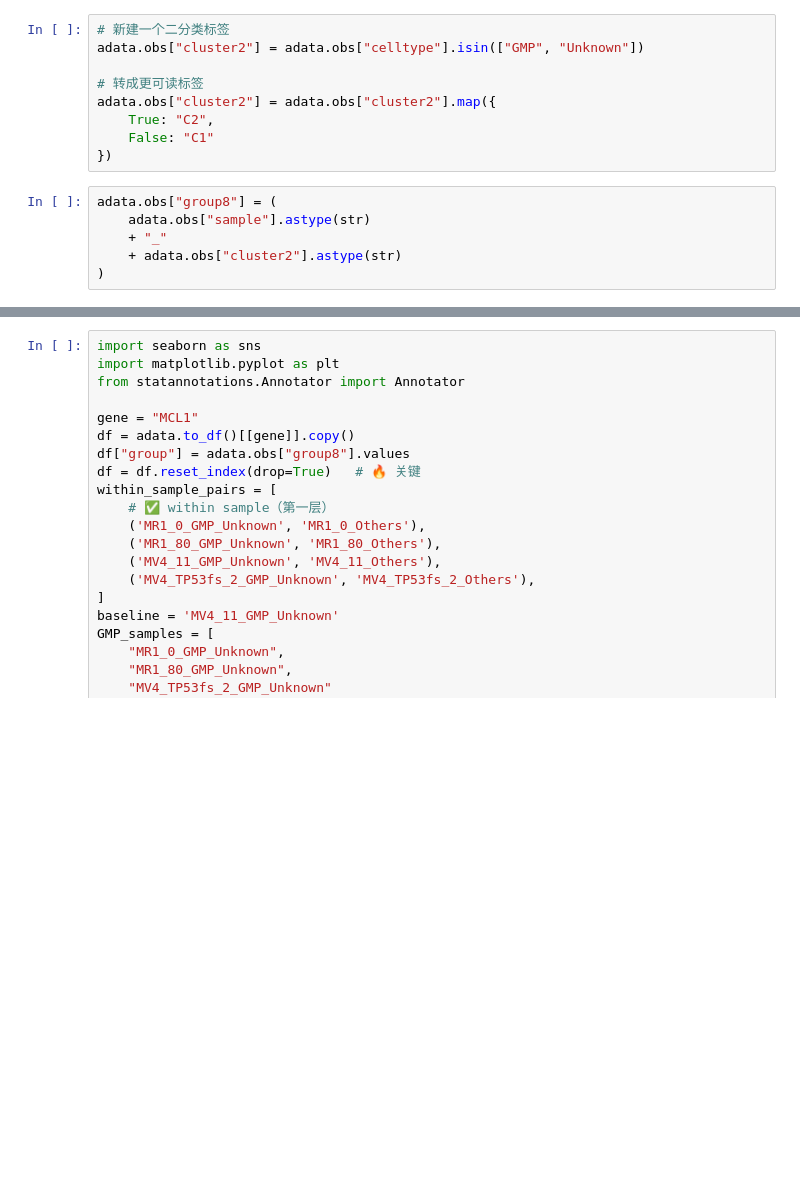
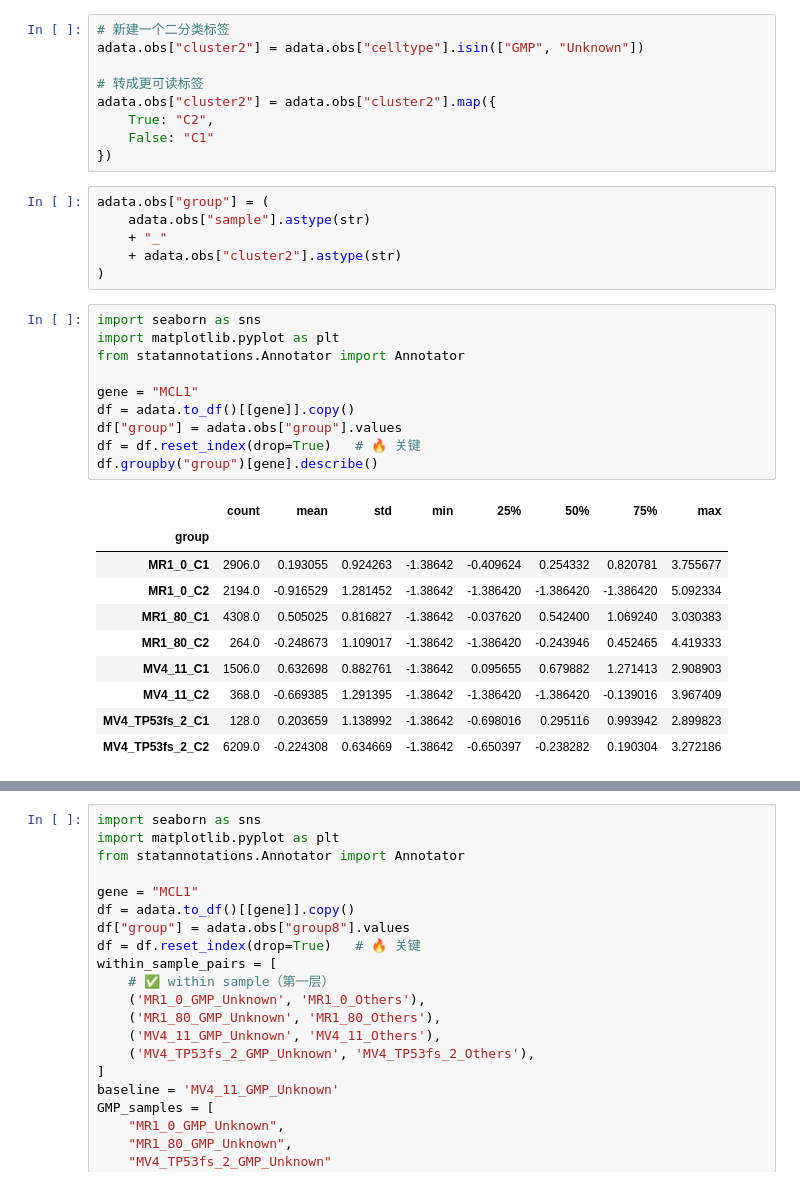
Before and after one commit to gaopeigi3/scRNA_pipeline, a Jupyter notebook: analysis/notebook/porpotion.ipynb, the cells around one changed output, grey strips where cells are left out. Cells and saved outputs as stored; diff of their text form; blank space fills up the shorter version.

```diff
--- a/analysis/notebook/porpotion.ipynb
+++ b/analysis/notebook/porpotion.ipynb
@@ -49,9 +49,30 @@ adata.obs["cluster2"] = adata.obs["cluster2"].map({
     False: "C1"
 })
 # %%
-adata.obs["group8"] = (
+adata.obs["group"] = (
     adata.obs["sample"].astype(str)
     + "_"
     + adata.obs["cluster2"].astype(str)
 )
+# %%
+import seaborn as sns
+import matplotlib.pyplot as plt
+from statannotations.Annotator import Annotator
+
+gene = "MCL1"
+df = adata.to_df()[[gene]].copy()
+df["group"] = adata.obs["group"].values
+df = df.reset_index(drop=True)   # 🔥 关键
+df.groupby("group")[gene].describe()
+# %% [output]
+|  | count | mean | std | min | 25% | 50% | 75% | max |
+| group |  |  |  |  |  |  |  |  |
+| MR1_0_C1 | 2906.0 | 0.193055 | 0.924263 | -1.38642 | -0.409624 | 0.254332 | 0.820781 | 3.755677 |
+| MR1_0_C2 | 2194.0 | -0.916529 | 1.281452 | -1.38642 | -1.386420 | -1.386420 | -1.386420 | 5.092334 |
+| MR1_80_C1 | 4308.0 | 0.505025 | 0.816827 | -1.38642 | -0.037620 | 0.542400 | 1.069240 | 3.030383 |
+| MR1_80_C2 | 264.0 | -0.248673 | 1.109017 | -1.38642 | -1.386420 | -0.243946 | 0.452465 | 4.419333 |
+| MV4_11_C1 | 1506.0 | 0.632698 | 0.882761 | -1.38642 | 0.095655 | 0.679882 | 1.271413 | 2.908903 |
+| MV4_11_C2 | 368.0 | -0.669385 | 1.291395 | -1.38642 | -1.386420 | -1.386420 | -0.139016 | 3.967409 |
+| MV4_TP53fs_2_C1 | 128.0 | 0.203659 | 1.138992 | -1.38642 | -0.698016 | 0.295116 | 0.993942 | 2.899823 |
+| MV4_TP53fs_2_C2 | 6209.0 | -0.224308 | 0.634669 | -1.38642 | -0.650397 | -0.238282 | 0.190304 | 3.272186 |
 # %%
```
Also changed, not shown: parts of 1 cell of this notebook, 2 other files.
